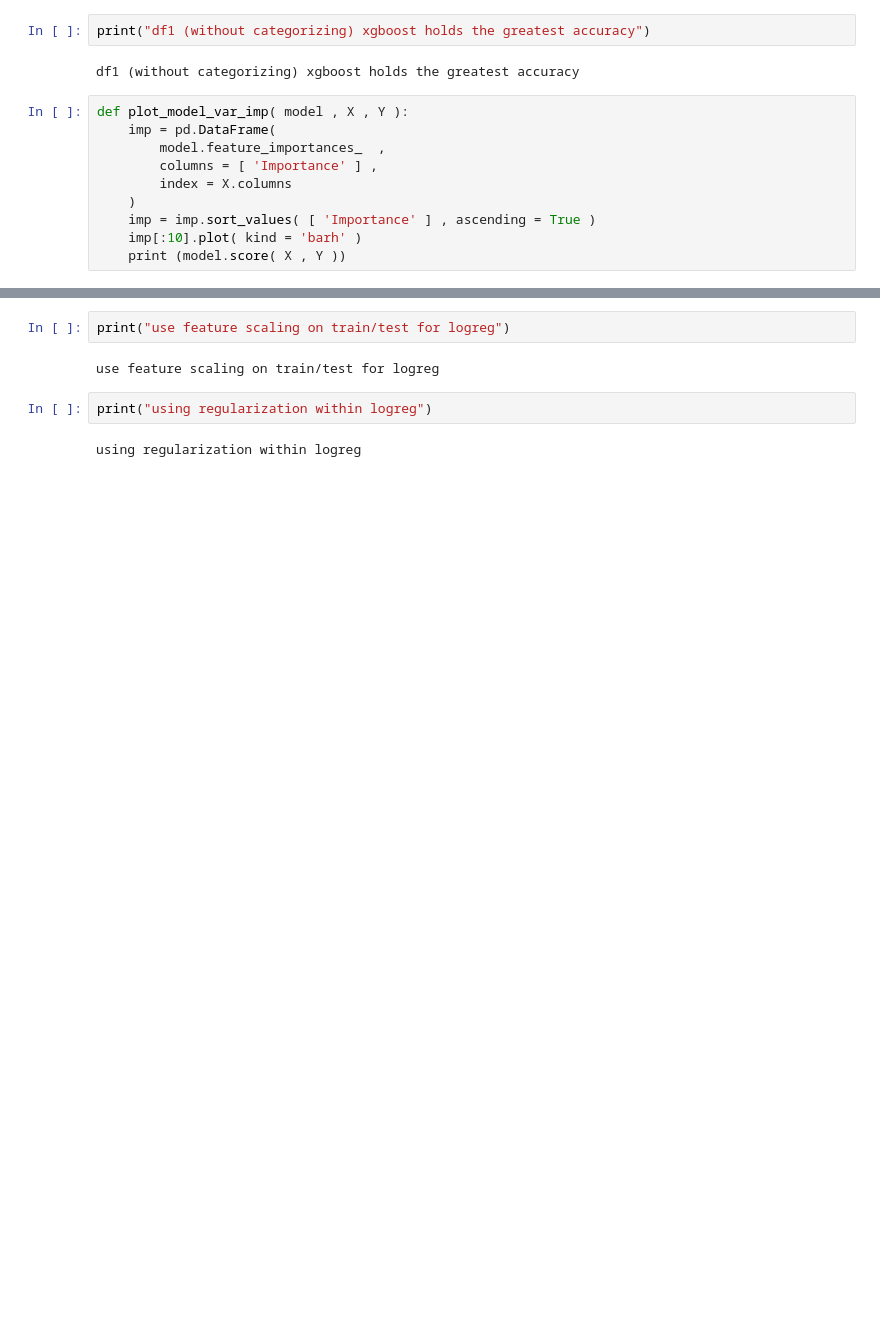
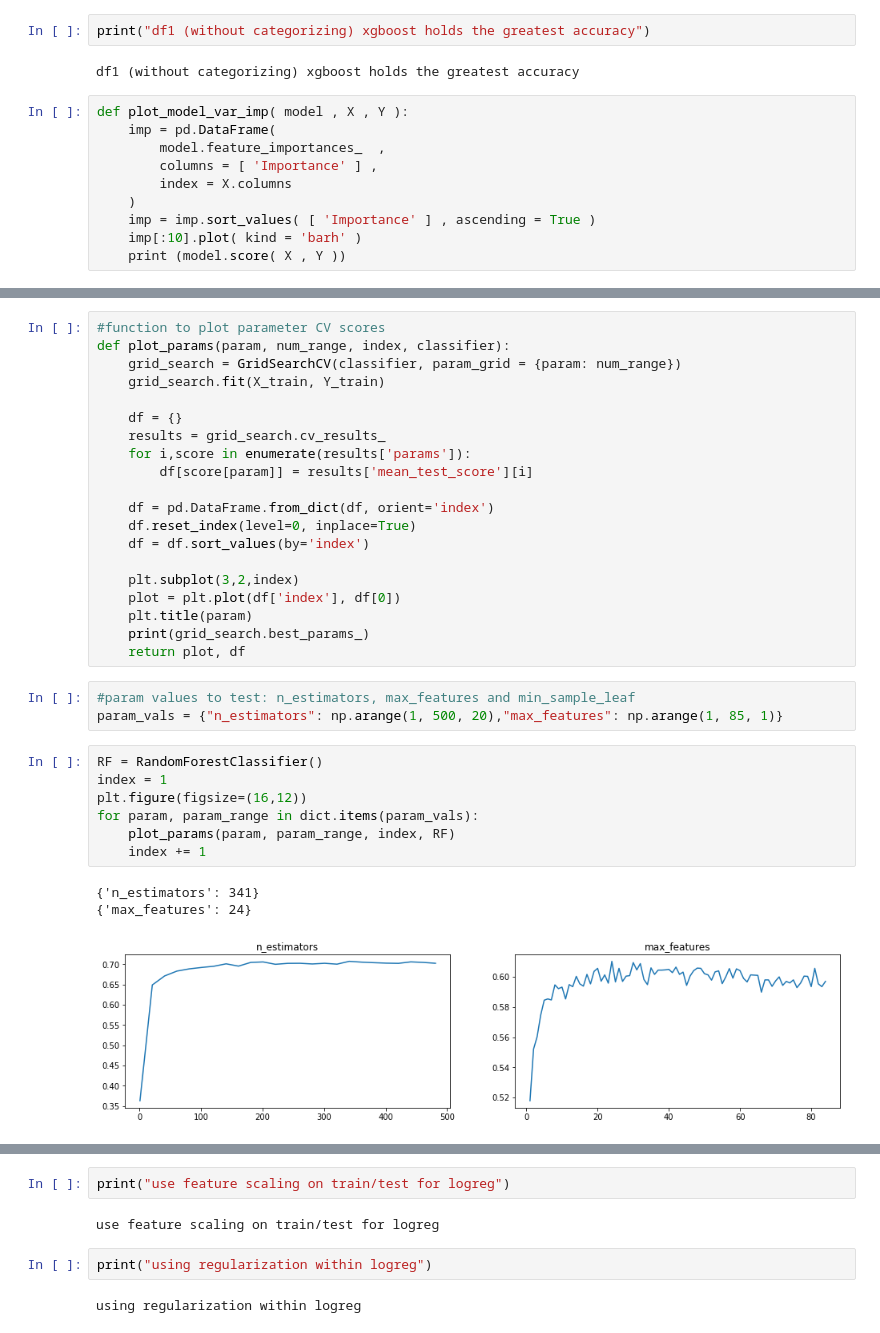
Before and after one commit to choub16/data-x-water-project, a Jupyter notebook: Analysis.ipynb, the cells around one changed output, grey strips where cells are left out. Drawn from its saved outputs; the diff is of its cells as text; blank space fills up the shorter version.

```diff
--- a/Analysis.ipynb
+++ b/Analysis.ipynb
@@ -212,0 +220,34 @@ importances for random forest
+# %%
+#function to plot parameter CV scores
+def plot_params(param, num_range, index, classifier):
+    grid_search = GridSearchCV(classifier, param_grid = {param: num_range})
+    grid_search.fit(X_train, Y_train)
+
+    df = {}
+    results = grid_search.cv_results_
+    for i,score in enumerate(results['params']):
+        df[score[param]] = results['mean_test_score'][i]
+
+    df = pd.DataFrame.from_dict(df, orient='index')
+    df.reset_index(level=0, inplace=True)
+    df = df.sort_values(by='index')
+
+    plt.subplot(3,2,index)
+    plot = plt.plot(df['index'], df[0])
+    plt.title(param)
+    print(grid_search.best_params_)
+    return plot, df
+# %%
+#param values to test: n_estimators, max_features and min_sample_leaf
+param_vals = {"n_estimators": np.arange(1, 500, 20),"max_features": np.arange(1, 85, 1)}
+# %%
+RF = RandomForestClassifier()
+index = 1
+plt.figure(figsize=(16,12))
+for param, param_range in dict.items(param_vals):
+    plot_params(param, param_range, index, RF)
+    index += 1
+# %% [output]
+{'n_estimators': 341}
+{'max_features': 24}
+[figure, added]
```
Also changed, not shown: parts of 11 cells of this notebook.
